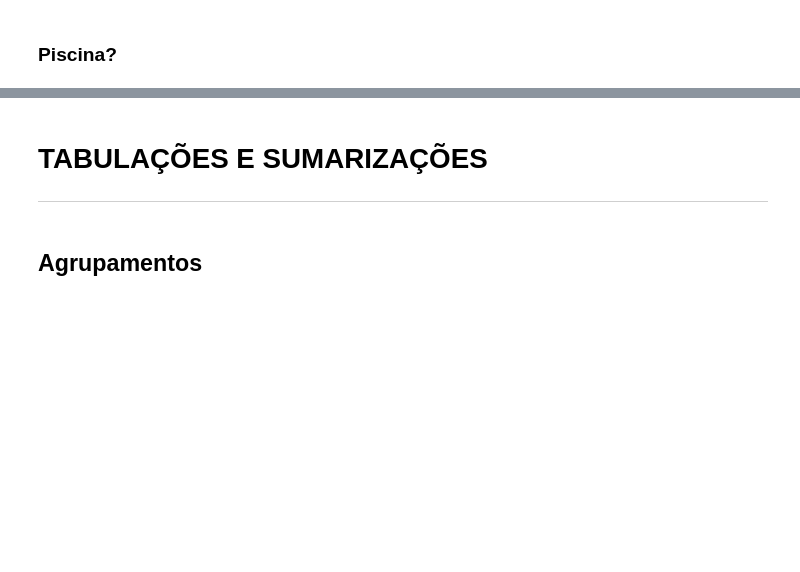
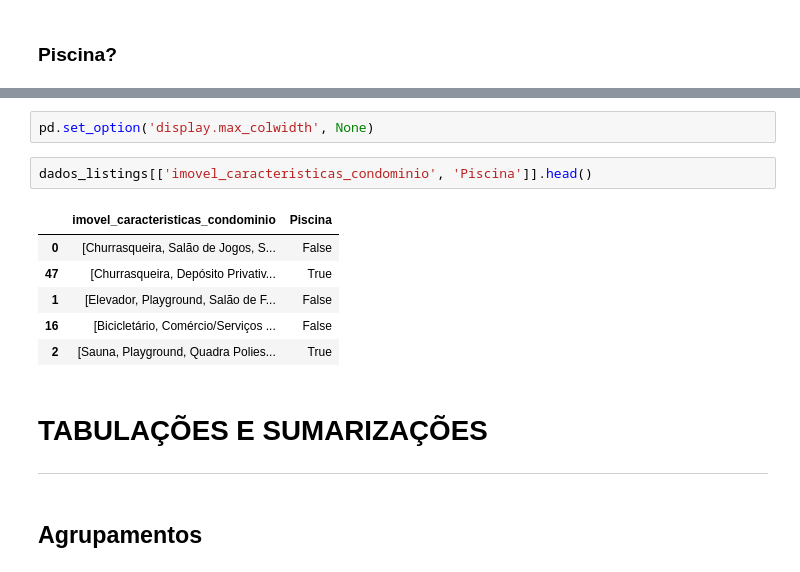
Before and after one commit to josenaldo/alura-cds-python-pandas-tecnicas-avancadas, a Jupyter notebook: notebook/Projeto.ipynb, the cells around one changed output, grey strips where cells are left out. Cells and saved outputs as stored; diff of their text form; blank space fills up the shorter version.

```diff
--- a/notebook/Projeto.ipynb
+++ b/notebook/Projeto.ipynb
@@ -1561,3 +1625,14 @@ notas
+# %%
+pd.set_option('display.max_colwidth', None)
+# %%
+dados_listings[['imovel_caracteristicas_condominio', 'Piscina']].head()
+# %% [output]
+|  | imovel_caracteristicas_condominio | Piscina |
+| 0 | [Churrasqueira, Salão de Jogos, S... | False |
+| 47 | [Churrasqueira, Depósito Privativ... | True |
+| 1 | [Elevador, Playground, Salão de F... | False |
+| 16 | [Bicicletário, Comércio/Serviços ... | False |
+| 2 | [Sauna, Playground, Quadra Polies... | True |
 # %% [markdown]
 # TABULAÇÕES E SUMARIZAÇÕES
 ---
```
Also changed, not shown: parts of 14 cells of this notebook.
